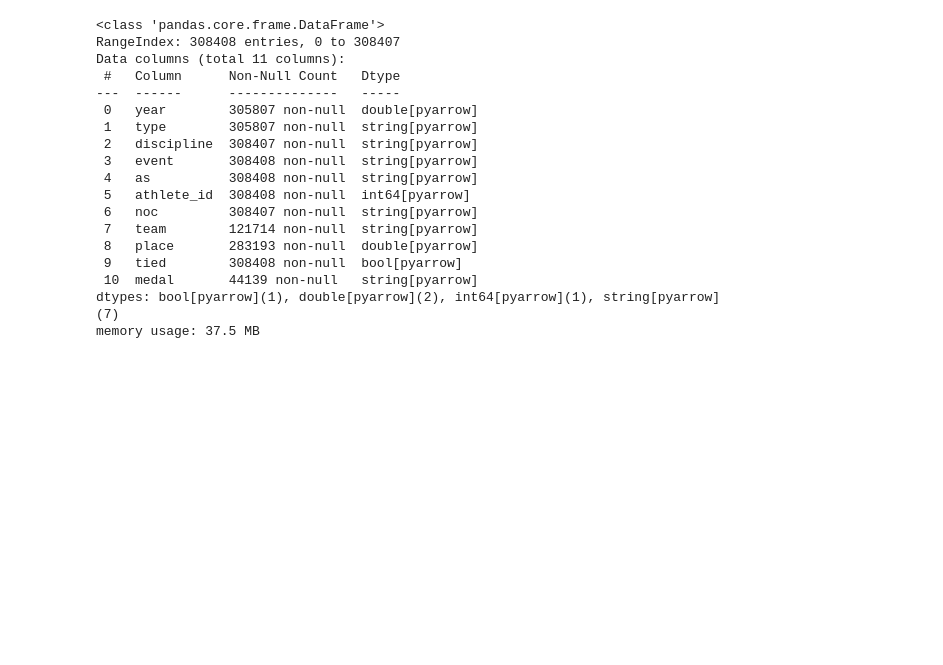
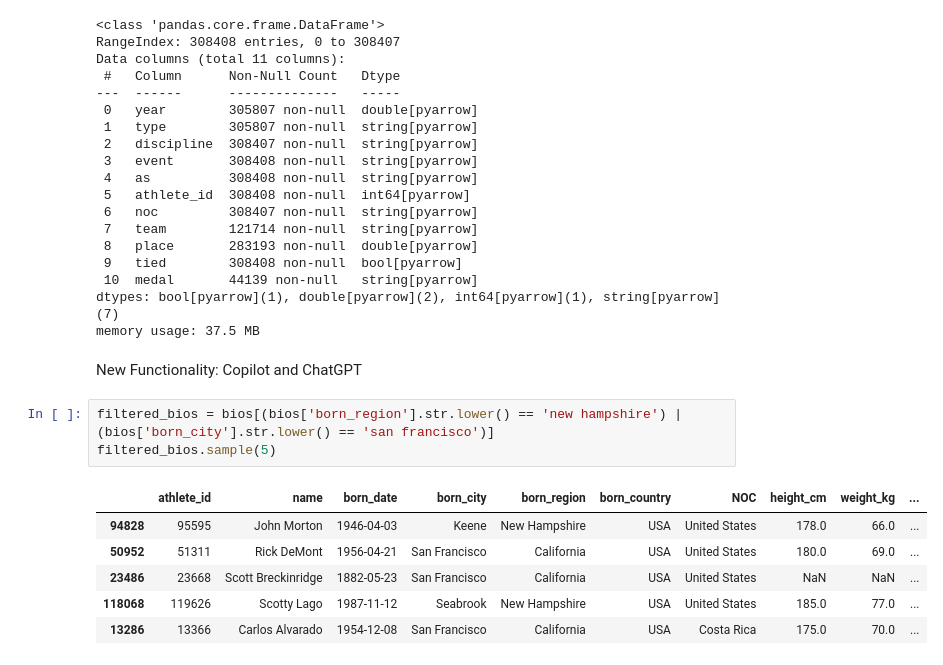
Before and after one commit to AgentXCross/pandasgr12, a Jupyter notebook: full_tutorial.ipynb, the cells around one changed output. Saved outputs shown, nothing was run; the diff lists cells and outputs as text; blank space fills up the shorter version.

```diff
--- a/full_tutorial.ipynb
+++ b/full_tutorial.ipynb
@@ -477,3 +477,15 @@ Data columns (total 11 columns):
  10  medal       44139 non-null   string[pyarrow]
 dtypes: bool[pyarrow](1), double[pyarrow](2), int64[pyarrow](1), string[pyarrow](7)
 memory usage: 37.5 MB
+# %% [markdown]
+New Functionality: Copilot and ChatGPT
+# %%
+filtered_bios = bios[(bios['born_region'].str.lower() == 'new hampshire') | (bios['born_city'].str.lower() == 'san francisco')]
+filtered_bios.sample(5)
+# %% [output]
+|  | athlete_id | name | born_date | born_city | born_region | born_country | NOC | height_cm | weight_kg | ... |
+| 94828 | 95595 | John Morton | 1946-04-03 | Keene | New Hampshire | USA | United States | 178.0 | 66.0 | ... |
+| 50952 | 51311 | Rick DeMont | 1956-04-21 | San Francisco | California | USA | United States | 180.0 | 69.0 | ... |
+| 23486 | 23668 | Scott Breckinridge | 1882-05-23 | San Francisco | California | USA | United States | NaN | NaN | ... |
+| 118068 | 119626 | Scotty Lago | 1987-11-12 | Seabrook | New Hampshire | USA | United States | 185.0 | 77.0 | ... |
+| 13286 | 13366 | Carlos Alvarado | 1954-12-08 | San Francisco | California | USA | Costa Rica | 175.0 | 70.0 | ... |
```
